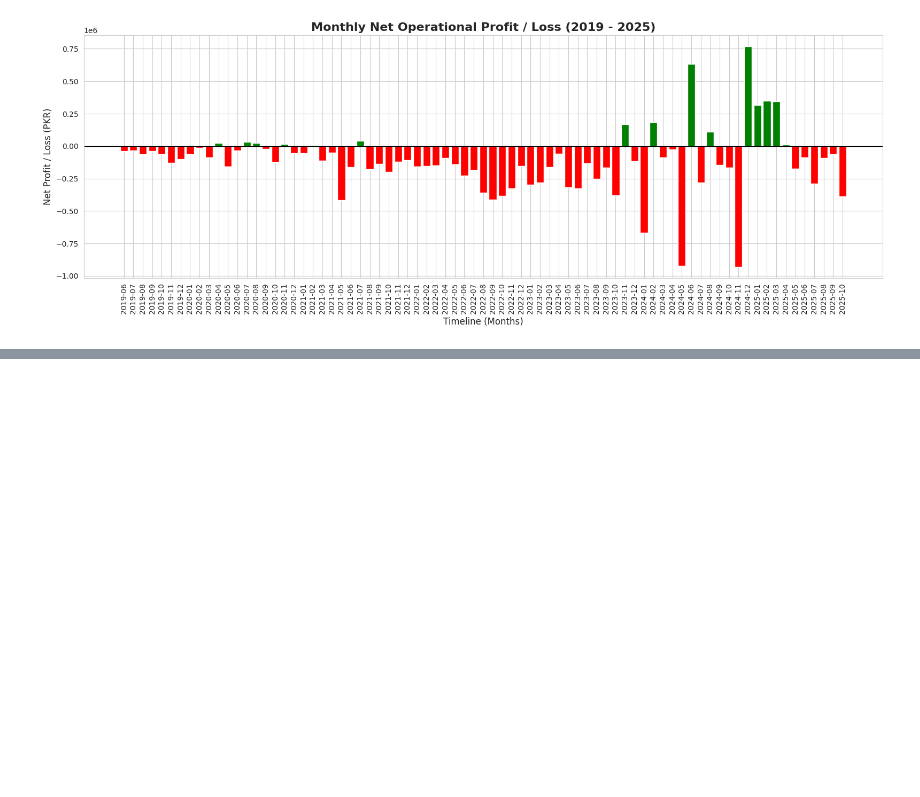
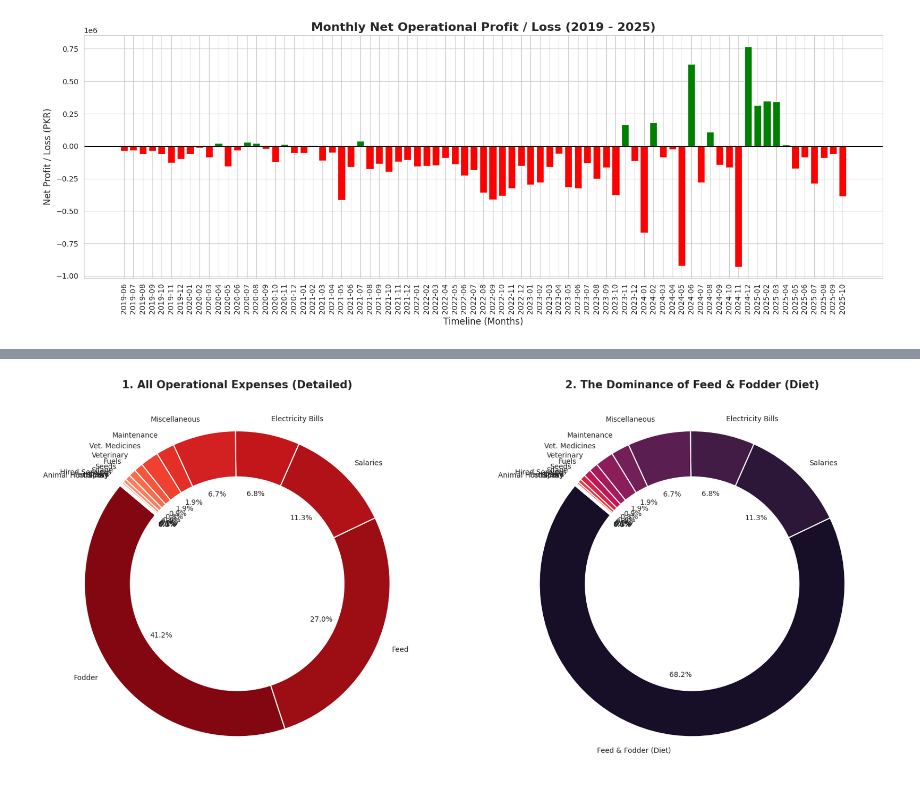
Before and after one commit to imraniqbal/desi-farm-etl-and-analysis, a Jupyter notebook: desi-farm-case-study-exploratory-data-analysis.ipynb, the cells around one changed output, grey strips where cells are left out. Drawn from its saved outputs; the diff is of its cells as text; code cells hidden in the pictures; blank space fills up the shorter version.

Commit message:
Kaggle Notebook | Desi Farm: Case Study & Exploratory Data Analysis  | Version 3

```diff
--- a/desi-farm-case-study-exploratory-data-analysis.ipynb
+++ b/desi-farm-case-study-exploratory-data-analysis.ipynb
@@ -229,0 +164,79 @@ Top Expense Categories (in PKR):
+# %%
+import pandas as pd
+import matplotlib.pyplot as plt
+import seaborn as sns
+
+# ==========================================
+# 1. PREPARING DATA (Detailed vs Grouped)
+# ==========================================
+# Data 1: Detailed Expenses (Original)
+category_detailed = df_expenses.groupby('category')['amount'].sum().reset_index()
+category_detailed = category_detailed.sort_values(by='amount', ascending=False)
+
+# Data 2: Grouped Expenses (Merging Feed & Fodder)
+df_expenses['category_grouped'] = df_expenses['category'].replace({
+    'Feed': 'Feed & Fodder (Diet)',
+    'Fodder': 'Feed & Fodder (Diet)'
+})
+category_grouped = df_expenses.groupby('category_grouped')['amount'].sum().reset_index()
+category_grouped = category_grouped.sort_values(by='amount', ascending=False)
+
+# ==========================================
+# 2. SIDE-BY-SIDE VISUALIZATION (2 Donut Charts)
+# ==========================================
+fig, axes = plt.subplots(1, 2, figsize=(18, 8))
+
+# --- CHART 1: Detailed Breakdown (Left) ---
+colors_detailed = sns.color_palette("Reds_r", len(category_detailed))
+axes[0].pie(
+    category_detailed['amount'],
+    labels=category_detailed['category'],
+    autopct='%1.1f%%',
+    startangle=140,
+    colors=colors_detailed,
+    wedgeprops={'edgecolor': 'white', 'linewidth': 1.5}
+)
+centre_circle_1 = plt.Circle((0, 0), 0.70, fc='white')
+axes[0].add_artist(centre_circle_1)
+axes[0].set_title('1. All Operational Expenses (Detailed)', fontsize=15, fontweight='bold')
+
+# --- CHART 2: Grouped Diet Breakdown (Right) ---
+colors_grouped = sns.color_palette("rocket", len(category_grouped))
+axes[1].pie(
+    category_grouped['amount'],
+    labels=category_grouped['category_grouped'],
+    autopct='%1.1f%%',
+    startangle=140,
+    colors=colors_grouped,
+    wedgeprops={'edgecolor': 'white', 'linewidth': 1.5}
+)
+centre_circle_2 = plt.Circle((0, 0), 0.70, fc='white')
+axes[1].add_artist(centre_circle_2)
+axes[1].set_title('2. The Dominance of Feed & Fodder (Diet)', fontsize=15, fontweight='bold')
+
+plt.tight_layout()
+plt.show()
+
+# ==========================================
+# 3. DISPLAYING THE SUMMARY TABLES
+# ==========================================
+# Add budget percentage columns for clarity
+total_amount = category_detailed['amount'].sum()
+category_detailed['Budget %'] = (category_detailed['amount'] / total_amount * 100).round(1)
+category_grouped['Budget %'] = (category_grouped['amount'] / total_amount * 100).round(1)
+
+# Format the amounts with commas for readability
+category_detailed['amount'] = category_detailed['amount'].apply(lambda x: f"{x:,.0f} PKR")
+category_grouped['amount'] = category_grouped['amount'].apply(lambda x: f"{x:,.0f} PKR")
+
+print("\n" + "="*60)
+print("📋 TABLE 1: TOP DETAILED EXPENSE CATEGORIES")
+print("="*60)
+display(category_detailed.head(7).style.hide(axis="index"))
+
+print("\n" + "="*60)
+print("📋 TABLE 2: COMBINED DIET EXPENSES (FEED + FODDER)")
+print("="*60)
+display(category_grouped.head(5).style.hide(axis="index"))
+# %% [output]
+[figure, added]
```
Also changed, not shown: parts of 11 cells of this notebook.
